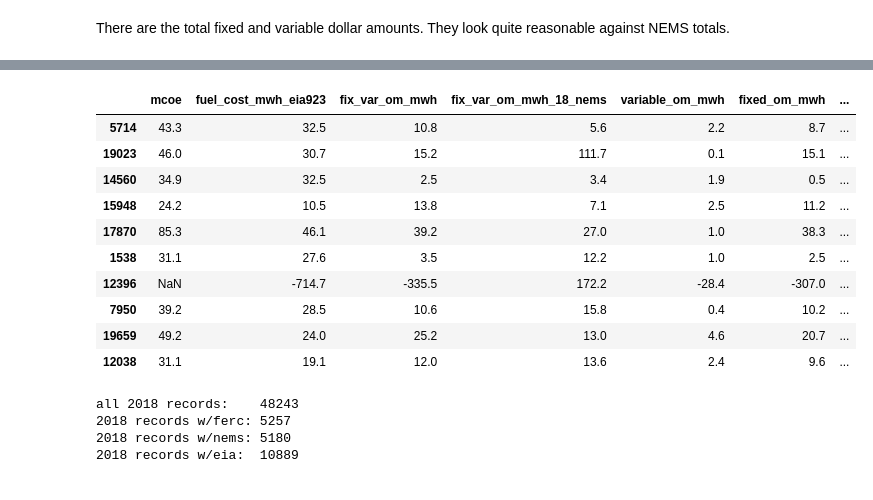
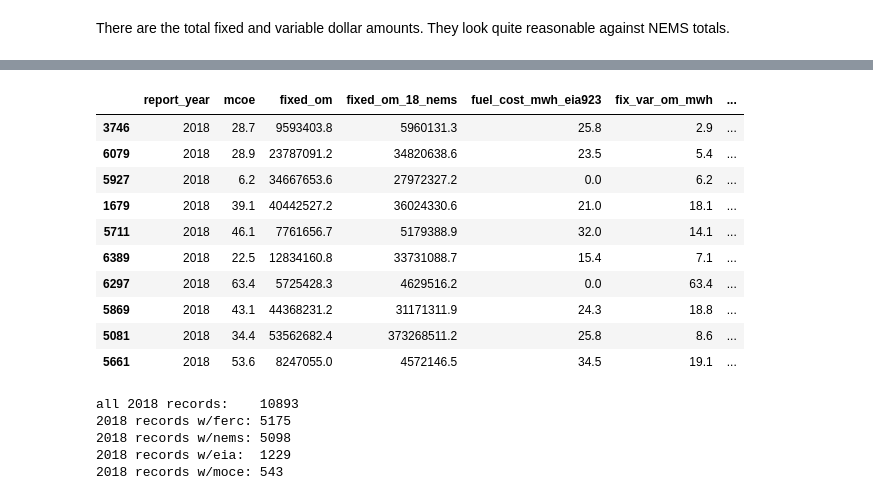
Before and after one commit to catalyst-cooperative/ei-mcoe-map, a Jupyter notebook: mcoe_compilation.ipynb, the cells around one changed output, grey strips where cells are left out. Drawn from its saved outputs; the diff is of its cells as text; code cells hidden in the pictures.

```diff
--- a/mcoe_compilation.ipynb
+++ b/mcoe_compilation.ipynb
@@ -40,4 +42,4 @@ pd.options.display.max_columns = None
 pudl_settings = pudl.workspace.setup.get_defaults()
 pudl_engine = sa.create_engine(pudl_settings["pudl_db"])
 # %%
-pudl_out = pudl.output.pudltabl.PudlTabl(pudl_engine, freq='AS', rolling=True)
+pudl_out = pudl.output.pudltabl.PudlTabl(pudl_engine, freq='AS', fill=True, roll=True)
@@ -316,37 +384,43 @@ plt.show()
 # %%
-# this is here just to be able to look at a sampling of the plant output
+# this is here just to be able tdescribeook at a sampling of the plant output
 plant[(plant.fixed_om_mwh.notnull())
-       & (plant.fuel_type_code_pudl.isin(['coal','gas']))
+       #& (plant.fuel_type_code_pudl.isin(['coal','gas']))
        & (~plant.fix_var_is_NEMS)
        & (plant.variable_om_mwh_18_nems.notnull())
       ][
-    ['mcoe', 'fuel_cost_mwh_eia923', 'fix_var_om_mwh', 'fix_var_om_mwh_18_nems',
-     'variable_om_mwh', 'fixed_om_mwh', 'fixed_om_mwh2',
-     'variable_om_mwh_18_nems','fixed_om_mwh_18_nems',
+    ['report_year','mcoe',
+     'fixed_om', 'fixed_om_18_nems',
+
+     'fuel_cost_mwh_eia923', 'fix_var_om_mwh', 'variable_om_mwh', 'fixed_om_mwh',
+     'fix_var_om_mwh_18_nems', 'variable_om_mwh_18_nems','fixed_om_mwh_18_nems',
+     'fix_var_om',
+     'total_fuel_cost',
      'fuel_type_code_pudl',
      'fix_var_is_NEMS','plant_id_pudl'
     ]].round(1).sample(10)
 # %% [output]
-|  | mcoe | fuel_cost_mwh_eia923 | fix_var_om_mwh | fix_var_om_mwh_18_nems | variable_om_mwh | fixed_om_mwh | ... |
-| 5714 | 43.3 | 32.5 | 10.8 | 5.6 | 2.2 | 8.7 | ... |
-| 19023 | 46.0 | 30.7 | 15.2 | 111.7 | 0.1 | 15.1 | ... |
-| 14560 | 34.9 | 32.5 | 2.5 | 3.4 | 1.9 | 0.5 | ... |
-| 15948 | 24.2 | 10.5 | 13.8 | 7.1 | 2.5 | 11.2 | ... |
-| 17870 | 85.3 | 46.1 | 39.2 | 27.0 | 1.0 | 38.3 | ... |
-| 1538 | 31.1 | 27.6 | 3.5 | 12.2 | 1.0 | 2.5 | ... |
-| 12396 | NaN | -714.7 | -335.5 | 172.2 | -28.4 | -307.0 | ... |
-| 7950 | 39.2 | 28.5 | 10.6 | 15.8 | 0.4 | 10.2 | ... |
-| 19659 | 49.2 | 24.0 | 25.2 | 13.0 | 4.6 | 20.7 | ... |
-| 12038 | 31.1 | 19.1 | 12.0 | 13.6 | 2.4 | 9.6 | ... |
+|  | report_year | mcoe | fixed_om | fixed_om_18_nems | fuel_cost_mwh_eia923 | fix_var_om_mwh | ... |
+| 3746 | 2018 | 28.7 | 9593403.8 | 5960131.3 | 25.8 | 2.9 | ... |
+| 6079 | 2018 | 28.9 | 23787091.2 | 34820638.6 | 23.5 | 5.4 | ... |
+| 5927 | 2018 | 6.2 | 34667653.6 | 27972327.2 | 0.0 | 6.2 | ... |
+| 1679 | 2018 | 39.1 | 40442527.2 | 36024330.6 | 21.0 | 18.1 | ... |
+| 5711 | 2018 | 46.1 | 7761656.7 | 5179388.9 | 32.0 | 14.1 | ... |
+| 6389 | 2018 | 22.5 | 12834160.8 | 33731088.7 | 15.4 | 7.1 | ... |
+| 6297 | 2018 | 63.4 | 5725428.3 | 4629516.2 | 0.0 | 63.4 | ... |
+| 5869 | 2018 | 43.1 | 44368231.2 | 31171311.9 | 24.3 | 18.8 | ... |
+| 5081 | 2018 | 34.4 | 53562682.4 | 373268511.2 | 25.8 | 8.6 | ... |
+| 5661 | 2018 | 53.6 | 8247055.0 | 4572146.5 | 34.5 | 19.1 | ... |
 # %%
 # quick exploration of
 plant_18 = plant[plant.report_year == 2018]
 logger.info(f'all 2018 records:    {len(plant_18)}')
 logger.info(f'2018 records w/ferc: {len(plant_18[plant_18.fix_var_om_mwh.notnull()])}')
 logger.info(f'2018 records w/nems: {len(plant_18[plant_18.fix_var_om_mwh_18_nems.notnull()])}')
-logger.info(f'2018 records w/eia:  {len(plant_18[plant_18.total_fuel_cost.notnull()])}')
+logger.info(f'2018 records w/eia:  {len(plant_18[plant_18.fuel_cost_mwh_eia923.notnull()])}')
+logger.info(f'2018 records w/moce: {len(plant_18[plant_18.mcoe.notnull()])}')
 # %% [output]
-all 2018 records:    48243
-2018 records w/ferc: 5257
-2018 records w/nems: 5180
-2018 records w/eia:  10889
+all 2018 records:    10893
+2018 records w/ferc: 5175
+2018 records w/nems: 5098
+2018 records w/eia:  1229
+2018 records w/moce: 543
```
Also changed, not shown: parts of 39 cells of this notebook, 1 other file.
